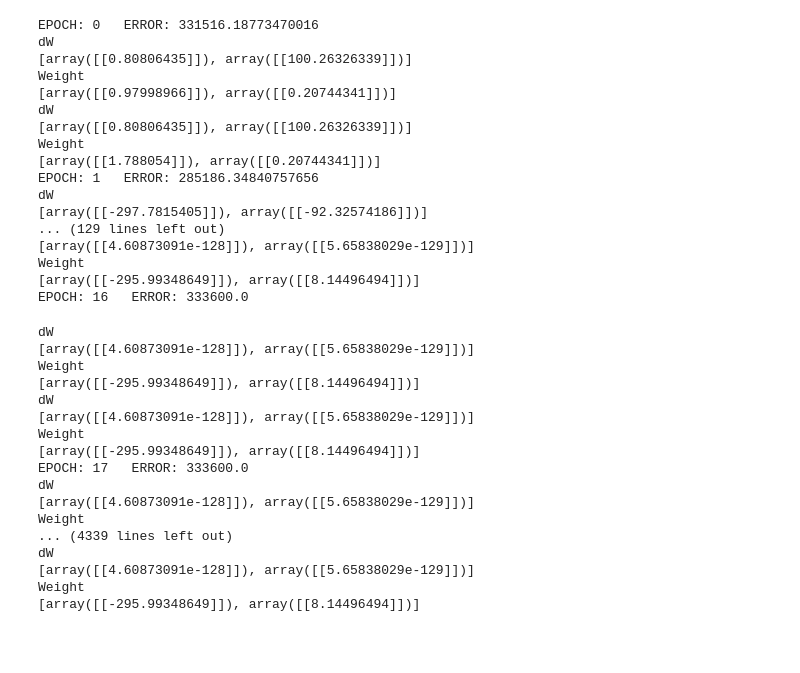
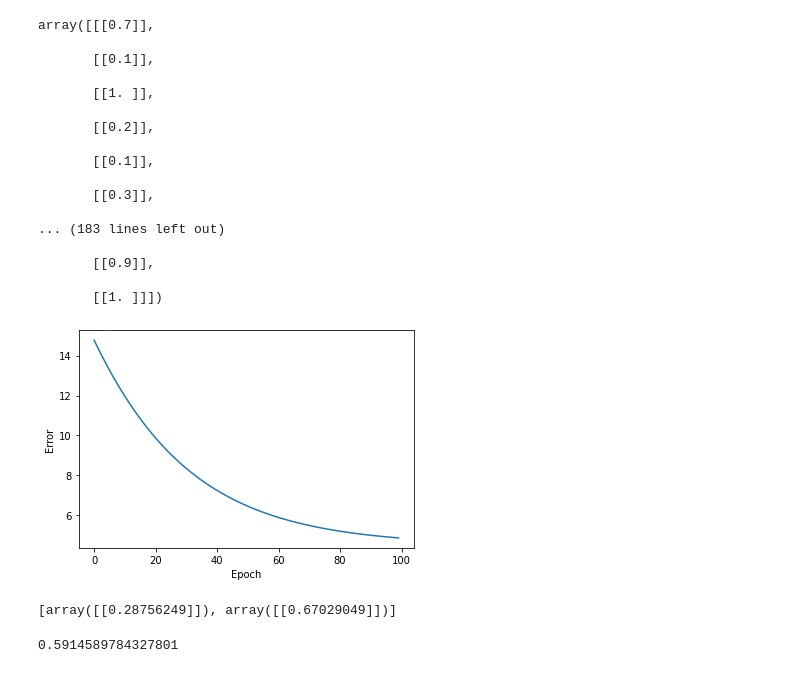
Before and after one commit to Tinkidinki/invertible-net, a Jupyter notebook: Testing_neural_network.ipynb, the cells around one changed output. Cells and saved outputs as stored; diff of their text form; code cells hidden in the pictures; blank space fills up the shorter version.

```diff
--- a/Testing_neural_network.ipynb
+++ b/Testing_neural_network.ipynb
@@ -12,0 +45,4 @@ Y = np.array([[[10*X[i][0, 0]]] for i in range(100)])
+# %%
+X = np.array([[[random.randint(1, 10)]] for i in range(100)])
+# %%
+Y = np.array([[[X[i][0, 0]/10.0]] for i in range(100)])
@@ -13,39 +69,31 @@ Y = np.array([[[10*X[i][0, 0]]] for i in range(100)])
+# %%
+Y
+# %% [output]
+array([[[0.7]],
+
+       [[0.1]],
+
+       [[1. ]],
+
+       [[0.2]],
+
+       [[0.1]],
+
+       [[0.3]],
+
+... (183 lines left out)
+
+       [[0.9]],
+
+       [[1. ]]])
 # %%
 n = nn.neural_network(X, Y, [1])
 # %%
-n.train(500, 0.01)
+n.train(100, 0.0001)
 # %% [output]
+[figure, added]
-EPOCH: 0   ERROR: 331516.18773470016
-dW
-[array([[0.80806435]]), array([[100.26326339]])]
-Weight
-[array([[0.97998966]]), array([[0.20744341]])]
-dW
-[array([[0.80806435]]), array([[100.26326339]])]
-Weight
-[array([[1.788054]]), array([[0.20744341]])]
-EPOCH: 1   ERROR: 285186.34840757656
-dW
-[array([[-297.7815405]]), array([[-92.32574186]])]
-... (129 lines left out)
-[array([[4.60873091e-128]]), array([[5.65838029e-129]])]
-Weight
-[array([[-295.99348649]]), array([[8.14496494]])]
-EPOCH: 16   ERROR: 333600.0
+[array([[0.28756249]]), array([[0.67029049]])]
-dW
-[array([[4.60873091e-128]]), array([[5.65838029e-129]])]
-Weight
-[array([[-295.99348649]]), array([[8.14496494]])]
-dW
-[array([[4.60873091e-128]]), array([[5.65838029e-129]])]
-Weight
-[array([[-295.99348649]]), array([[8.14496494]])]
-EPOCH: 17   ERROR: 333600.0
-dW
-[array([[4.60873091e-128]]), array([[5.65838029e-129]])]
-Weight
-... (4339 lines left out)
-dW
-[array([[4.60873091e-128]]), array([[5.65838029e-129]])]
-Weight
-[array([[-295.99348649]]), array([[8.14496494]])]
+# %%
+n.sigmoid(0.37)
+# %% [output]
+0.5914589784327801
```
Also changed, not shown: parts of 32 cells of this notebook, 1 other file.
